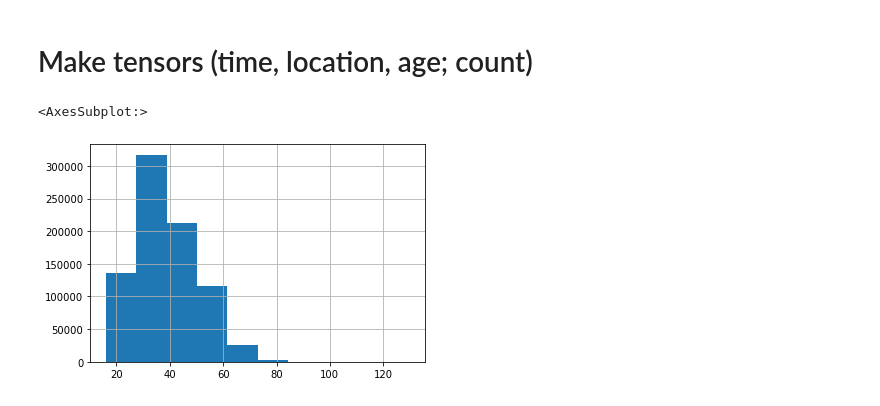
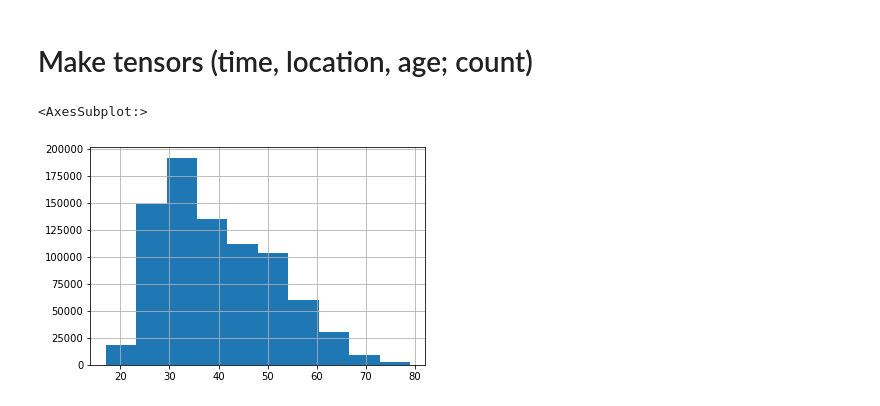
Before and after one commit to kokikwbt/citibike, a Jupyter notebook: notebooks/prep_tripdata.ipynb, the cells around one changed output. Cells and saved outputs as stored; diff of their text form; code cells hidden in the pictures.

```diff
--- a/notebooks/prep_tripdata.ipynb
+++ b/notebooks/prep_tripdata.ipynb
@@ -78,15 +78,17 @@ def generate_station_data(start="2017-01", end="2020-12", outpath=None):
 # %%
 def process(df, year):
     """ Load $ preprocess the original trip data """
+
     # Cleaning
     df = df.dropna(how="any")
     df.columns = df.columns.str.replace(" ", "")
     df.columns = df.columns.str.lower()
-
     df = df.query("usertype=='Subscriber'")
 
     # Calculate user ages
     df["userage"] = year - df["birthyear"]
+    df = df.query("userage<80")
+    df = df.query("userage>10")
 
     # Extract columns that we want to use
     df = df[["starttime", "startstationid", "endstationid", "userage"]]
@@ -100,10 +102,11 @@ def process(df, year):
     })
 # %%
 # sample
-process(load_data("201506"), 2015).userage.hist()
+fig, ax = plt.subplots(figsize=(5, 5))
+process(load_data("201506"), 2015).userage.hist(ax=ax)
 # %% [output]
 <AxesSubplot:>
-[figure, old version]
+[figure, new version]
 # %%
 def save_dataset(start="2017-01", end="2020-12"):
 
```
Also changed, not shown: parts of 2 cells of this notebook.
